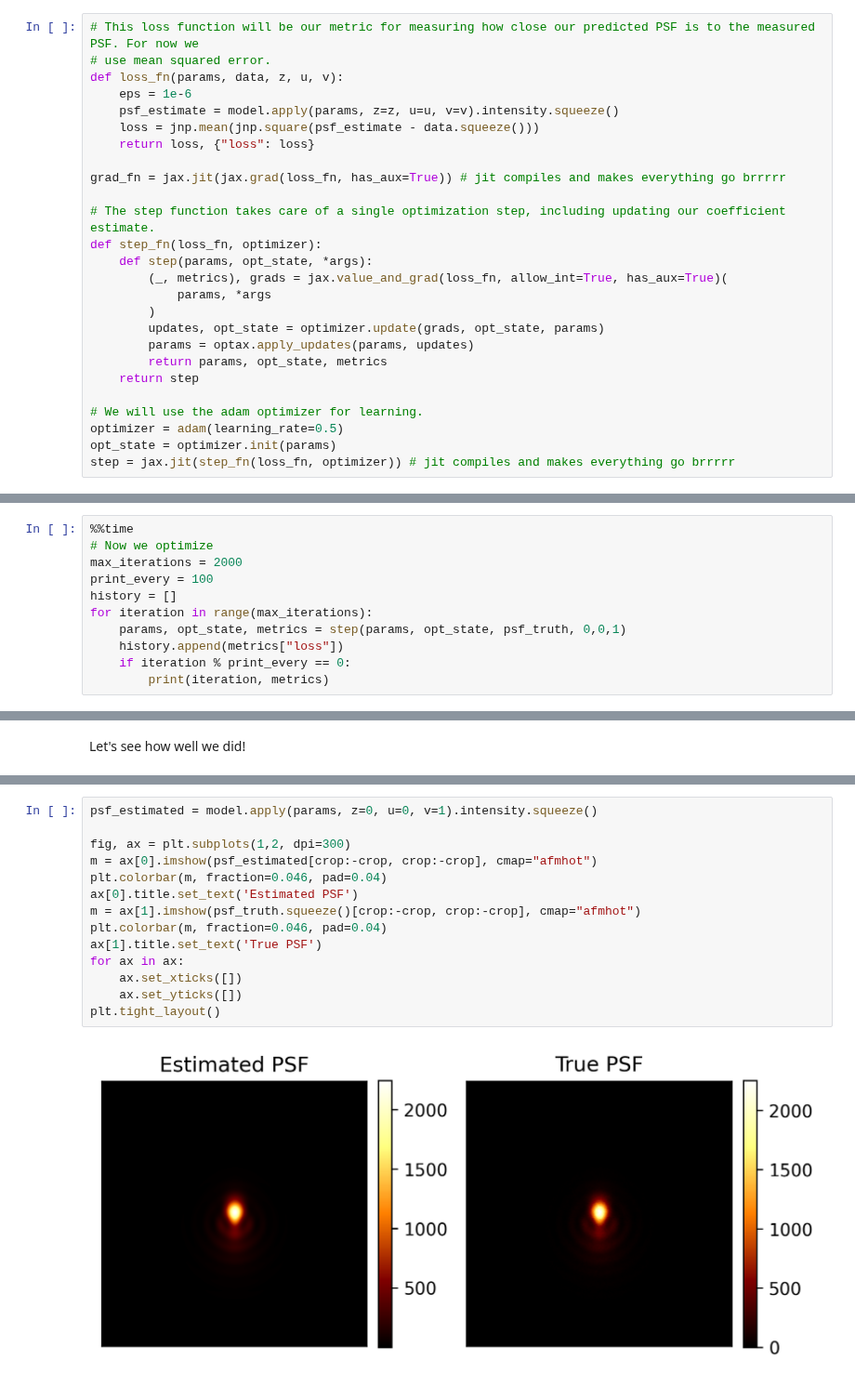
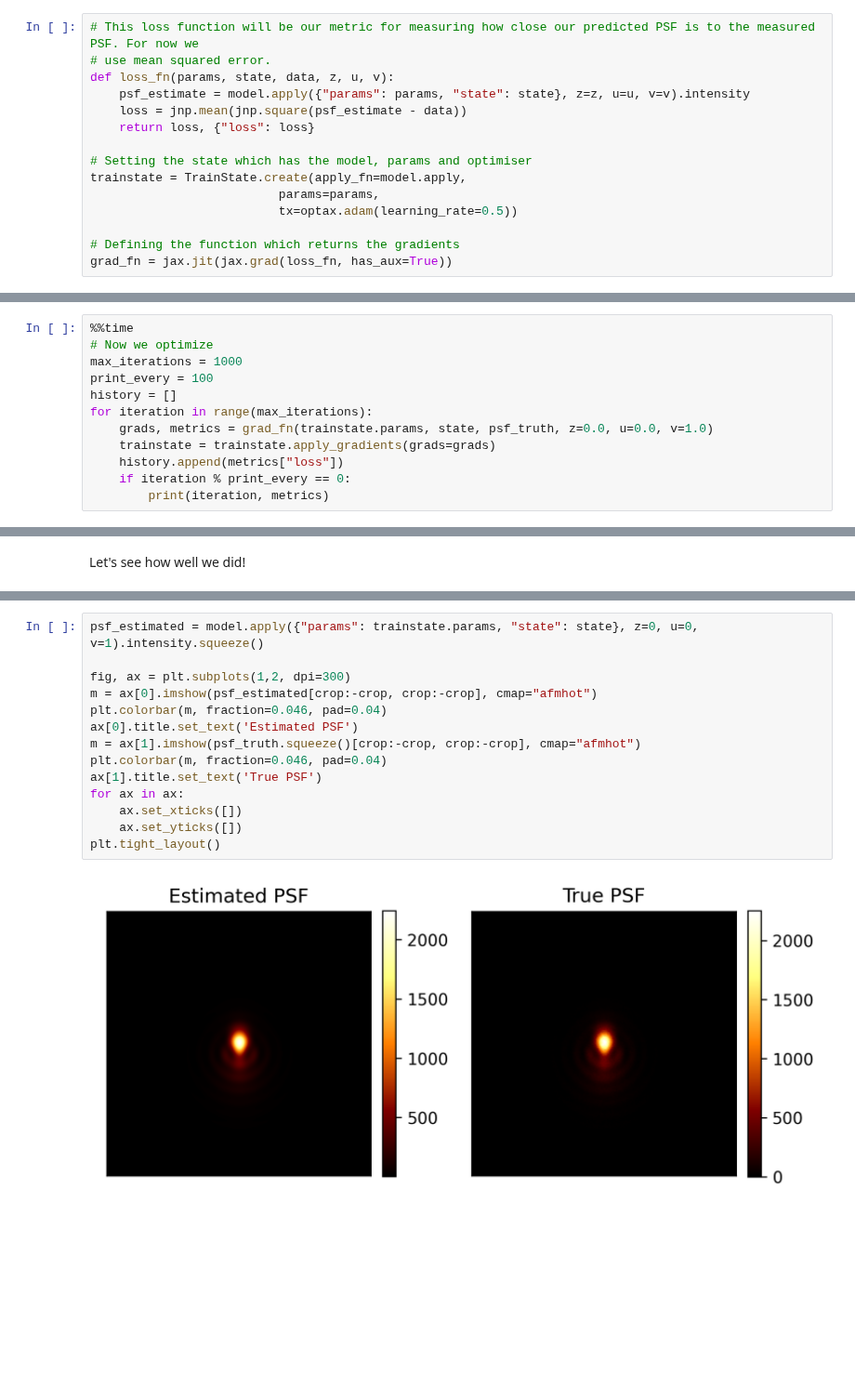
Before and after one commit to chromatix-team/chromatix, a Jupyter notebook: docs/examples/seidel_fitting.ipynb, the cells around one changed output, grey strips where cells are left out. Shown at 93% size. Saved outputs shown, nothing was run; the diff lists cells and outputs as text; blank space fills up the shorter version.

```diff
--- a/docs/examples/seidel_fitting.ipynb
+++ b/docs/examples/seidel_fitting.ipynb
@@ -108,29 +130,18 @@ Now that we have our target PSF, we will learn its underlying Seidel coefficient
 # %%
 # This loss function will be our metric for measuring how close our predicted PSF is to the measured PSF. For now we
 # use mean squared error.
-def loss_fn(params, data, z, u, v):
-    eps = 1e-6
-    psf_estimate = model.apply(params, z=z, u=u, v=v).intensity.squeeze()
-    loss = jnp.mean(jnp.square(psf_estimate - data.squeeze()))
+def loss_fn(params, state, data, z, u, v):
+    psf_estimate = model.apply({"params": params, "state": state}, z=z, u=u, v=v).intensity
+    loss = jnp.mean(jnp.square(psf_estimate - data))
     return loss, {"loss": loss}
 
-grad_fn = jax.jit(jax.grad(loss_fn, has_aux=True)) # jit compiles and makes everything go brrrrr
+# Setting the state which has the model, params and optimiser
+trainstate = TrainState.create(apply_fn=model.apply,
+                          params=params,
+                          tx=optax.adam(learning_rate=0.5))
 
-# The step function takes care of a single optimization step, including updating our coefficient estimate.
-def step_fn(loss_fn, optimizer):
-    def step(params, opt_state, *args):
-        (_, metrics), grads = jax.value_and_grad(loss_fn, allow_int=True, has_aux=True)(
-            params, *args
-        )
-        updates, opt_state = optimizer.update(grads, opt_state, params)
-        params = optax.apply_updates(params, updates)
-        return params, opt_state, metrics
-    return step
-
-# We will use the adam optimizer for learning.
-optimizer = adam(learning_rate=0.5)
-opt_state = optimizer.init(params)
-step = jax.jit(step_fn(loss_fn, optimizer)) # jit compiles and makes everything go brrrrr
+# Defining the function which returns the gradients
+grad_fn = jax.jit(jax.grad(loss_fn, has_aux=True))
 # %% [markdown]
 Now its time to learn! We using our forward model and the optimization parameters/functions specified above we will
 learn the coefficients that correspond to a PSF that best matches our measured PSF. First we display our initial guess.
@@ -151,11 +161,12 @@ Below is the optimization loop:
 # %%
 %%time
 # Now we optimize
-max_iterations = 2000
+max_iterations = 1000
 print_every = 100
 history = []
 for iteration in range(max_iterations):
-    params, opt_state, metrics = step(params, opt_state, psf_truth, 0,0,1)
+    grads, metrics = grad_fn(trainstate.params, state, psf_truth, z=0.0, u=0.0, v=1.0)
+    trainstate = trainstate.apply_gradients(grads=grads)
     history.append(metrics["loss"])
     if iteration % print_every == 0:
         print(iteration, metrics)
@@ -192,16 +200,16 @@ Coefficients error: 0.000114833754
 # %%
-psf_estimated = model.apply(params, z=0, u=0, v=1).intensity.squeeze()
+psf_estimated = model.apply({"params": trainstate.params, "state": state}, z=0, u=0, v=1).intensity.squeeze()
 
 fig, ax = plt.subplots(1,2, dpi=300)
 m = ax[0].imshow(psf_estimated[crop:-crop, crop:-crop], cmap="afmhot")
 plt.colorbar(m, fraction=0.046, pad=0.04)
 ax[0].title.set_text('Estimated PSF')
 m = ax[1].imshow(psf_truth.squeeze()[crop:-crop, crop:-crop], cmap="afmhot")
 plt.colorbar(m, fraction=0.046, pad=0.04)
 ax[1].title.set_text('True PSF')
 for ax in ax:
     ax.set_xticks([])
     ax.set_yticks([])
 plt.tight_layout()
 # %% [output]
-[figure, old version]
+[figure, new version]
```
Also changed, not shown: parts of 5 cells of this notebook, 5 other files.
